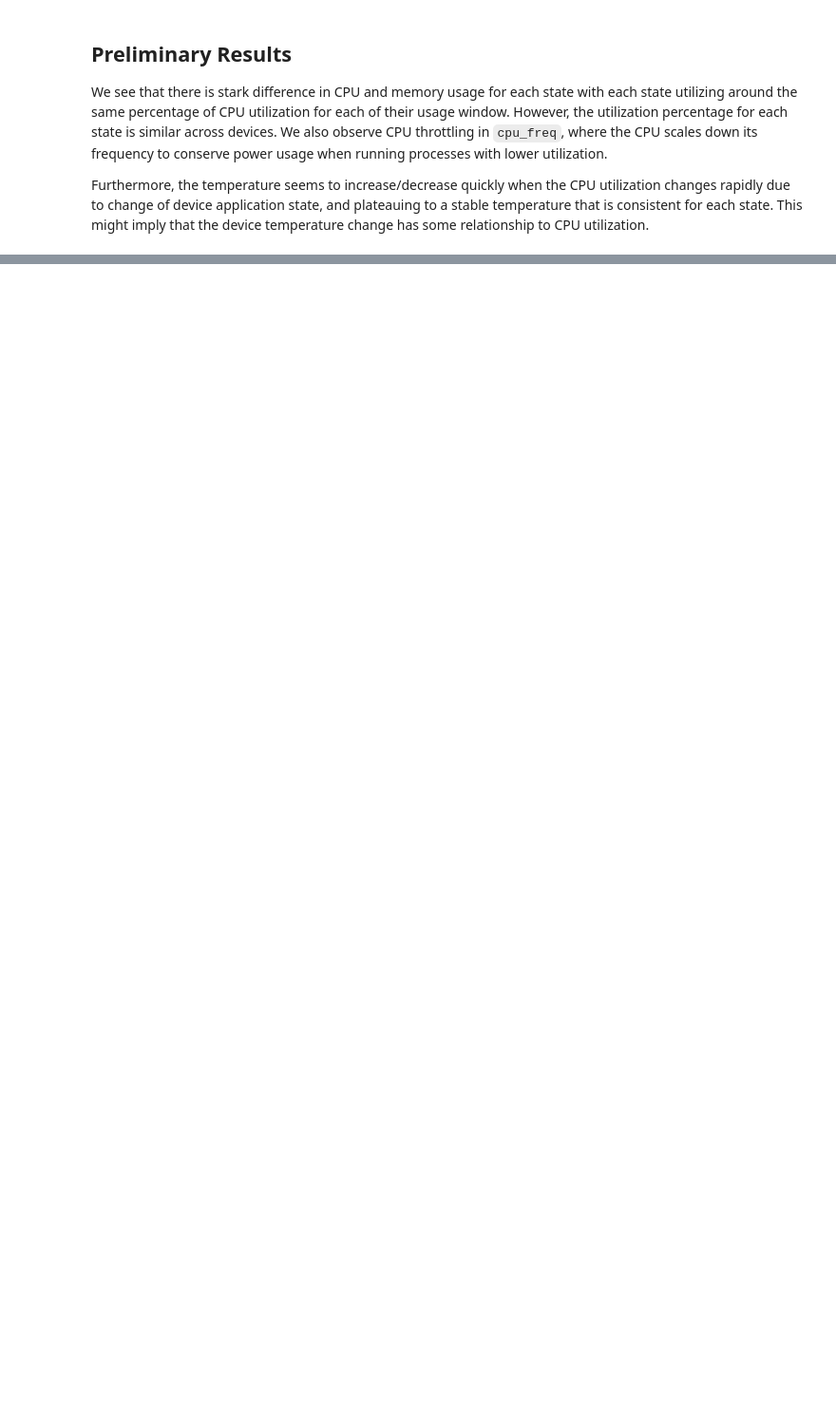
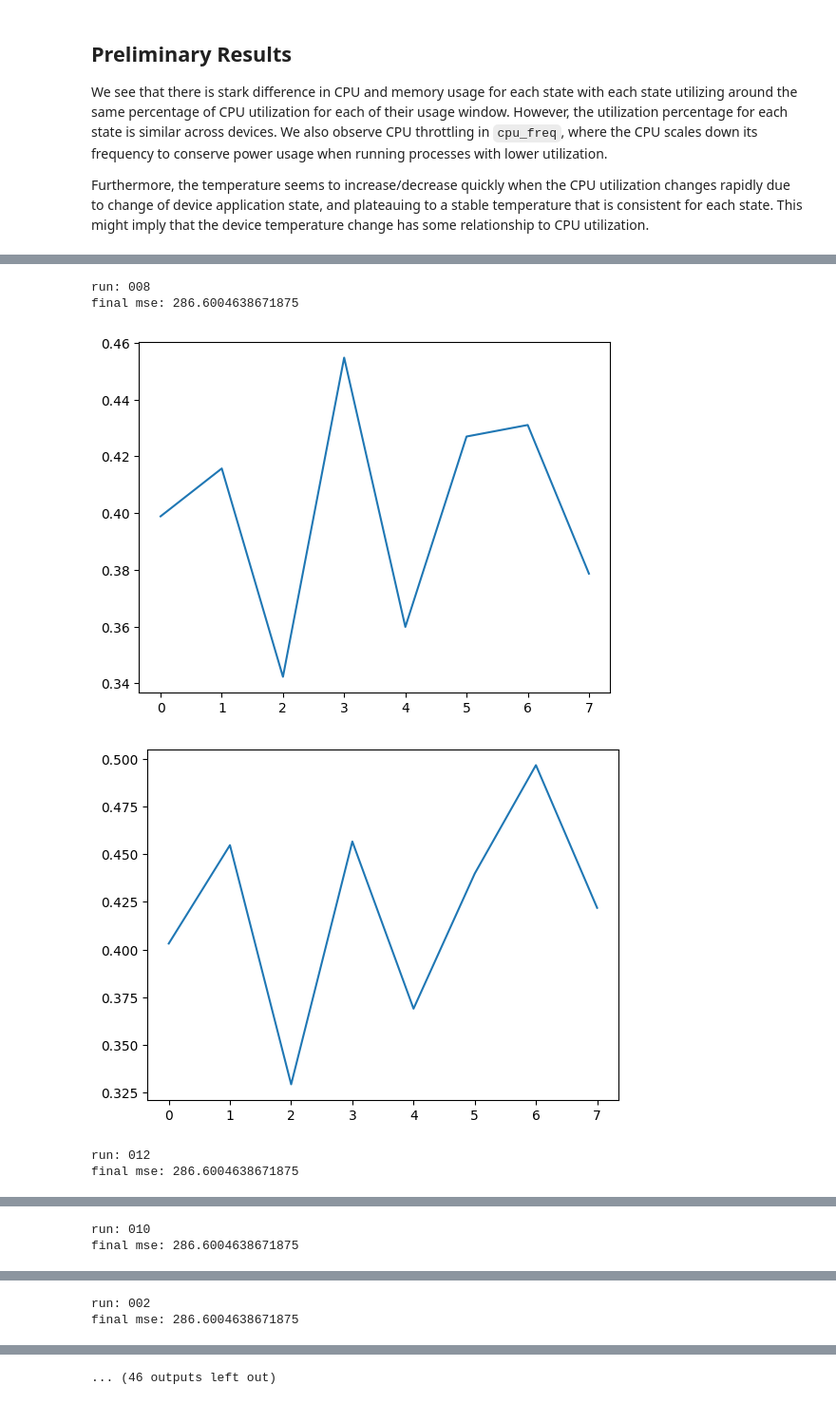
Before and after one commit to CuriousChum/jsc370, a Jupyter notebook: midterm/midterm.ipynb, the cells around one changed output, grey strips where cells are left out. Shown at 95% size. Drawn from its saved outputs; the diff is of its cells as text; code cells hidden in the pictures; blank space fills up the shorter version.

```diff
--- a/midterm/midterm.ipynb
+++ b/midterm/midterm.ipynb
@@ -163,0 +120,5 @@ def plot_mult_time_series(df, colnames, ylabs=None, titles=None, suptitle=None):
+# %%
+np.random.seed(1000)
+chosen = {}
+for dev, runs in df_all[["pi_id", "run_id"]].unique().group_by("pi_id"):
+    chosen[dev[0]] = np.random.choice(runs["run_id"], size=1)[0]
@@ -244,0 +281,12 @@ The data shows promising relationship between resources such as CPU utilization
+# %%
+df_enc = df_feat.to_dummies(columns=["state", "pi_id"])
+X  = df_enc.drop("temp", "time_stamp", "time", "run_id")
+X_ = df_feat.to_dummies(columns=["state"]).drop("temp", "time_stamp", "time", "run_id", "pi_id")
+y  = df_feat["temp"]
+
+X_
+
+# from statsmodels.tsa.stattools import ccf
+
+# max_lag = 60                   # 60 × 5 s  = 5 minutes
+# ccf_xy  = ccf(x, y, adjusted=False)[:max_lag + 1]
@@ -244,0 +335,26 @@ The data shows promising relationship between resources such as CPU utilization
+# %%
+for run, dev in df_all[["run_id", "pi_id"]].unique().iter_rows():
+    rmse1 = []
+    rmse2 = []
+    print(f"run: {run}")
+    run_idx = np.where(df_all["run_id"] == run)[0] # unwrap (val,)
+    for train_idx, val_idx in tss.split(run_idx):
+        xgb.fit(X[train_idx], y[train_idx])
+        models[dev].fit(X_[train_idx], y[train_idx])
+        y_preds1 = xgb.predict(X[val_idx])
+        y_preds2 = models[dev].predict(X_[val_idx])
+        rmse1.append(mse(y_preds1, y[val_idx]))
+        rmse2.append(mse(y_preds2, y[val_idx]))
+    plt.plot(rmse1)
+    plt.show()
+    plt.plot(rmse2)
+    plt.show()
+
+gc.collect()
+# %% [output]
+run: 008
+final mse: 286.6004638671875
+[figure, added]
+[figure, added]
+run: 012
+final mse: 286.6004638671875
@@ -244,0 +363,2 @@ The data shows promising relationship between resources such as CPU utilization
+run: 010
+final mse: 286.6004638671875
@@ -244,0 +367,2 @@ The data shows promising relationship between resources such as CPU utilization
+run: 002
+final mse: 286.6004638671875
@@ -244,0 +371 @@ The data shows promising relationship between resources such as CPU utilization
+... (46 outputs left out)
```
Also changed, not shown: parts of 43 cells of this notebook, 3 other files.
